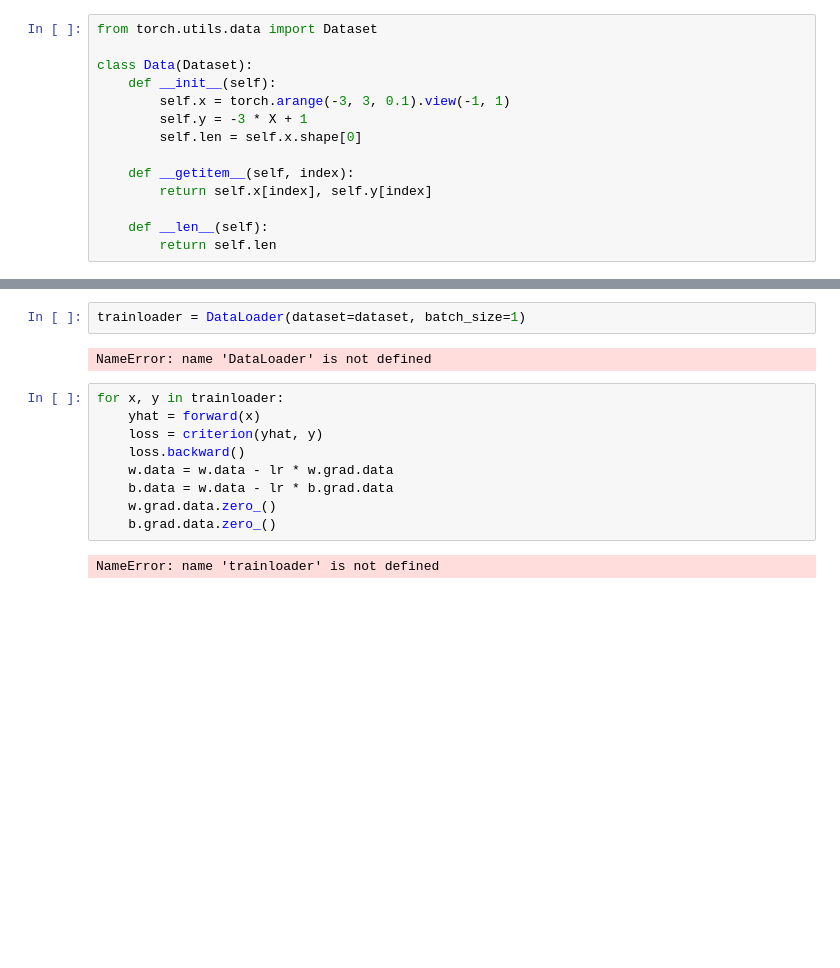
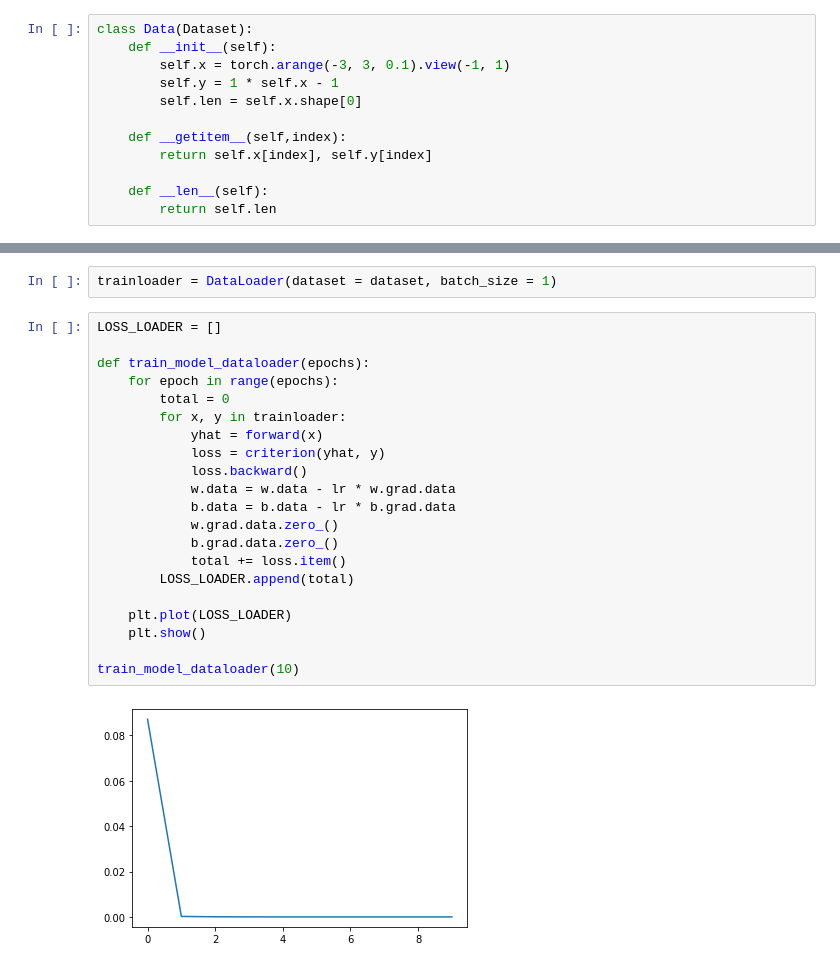
Before and after one commit to akiabe/DNN_with_PyTorch, a Jupyter notebook: lr/sgd.ipynb, the cells around one changed output, grey strips where cells are left out. Drawn from its saved outputs; the diff is of its cells as text; blank space fills up the shorter version.

```diff
--- a/lr/sgd.ipynb
+++ b/lr/sgd.ipynb
@@ -49,13 +78,11 @@ AttributeError: 'NoneType' object has no attribute 'data'
 # %%
-from torch.utils.data import Dataset
-
 class Data(Dataset):
     def __init__(self):
         self.x = torch.arange(-3, 3, 0.1).view(-1, 1)
-        self.y = -3 * X + 1
+        self.y = 1 * self.x - 1
         self.len = self.x.shape[0]
 
-    def __getitem__(self, index):
+    def __getitem__(self,index):
         return self.x[index], self.y[index]
 
     def __len__(self):
@@ -74,15 +100,25 @@ tensor([[-3.0000],
 # %%
-trainloader = DataLoader(dataset=dataset, batch_size=1)
+trainloader = DataLoader(dataset = dataset, batch_size = 1)
-# %% [output]
-NameError: name 'DataLoader' is not defined
 # %%
-for x, y in trainloader:
-    yhat = forward(x)
-    loss = criterion(yhat, y)
-    loss.backward()
-    w.data = w.data - lr * w.grad.data
-    b.data = w.data - lr * b.grad.data
-    w.grad.data.zero_()
-    b.grad.data.zero_()
+LOSS_LOADER = []
+
+def train_model_dataloader(epochs):
+    for epoch in range(epochs):
+        total = 0
+        for x, y in trainloader:
+            yhat = forward(x)
+            loss = criterion(yhat, y)
+            loss.backward()
+            w.data = w.data - lr * w.grad.data
+            b.data = b.data - lr * b.grad.data
+            w.grad.data.zero_()
+            b.grad.data.zero_()
+            total += loss.item()
+        LOSS_LOADER.append(total)
+
+    plt.plot(LOSS_LOADER)
+    plt.show()
+
+train_model_dataloader(10)
 # %% [output]
-NameError: name 'trainloader' is not defined
+[figure, added]
```
Also changed, not shown: parts of 13 cells of this notebook.
